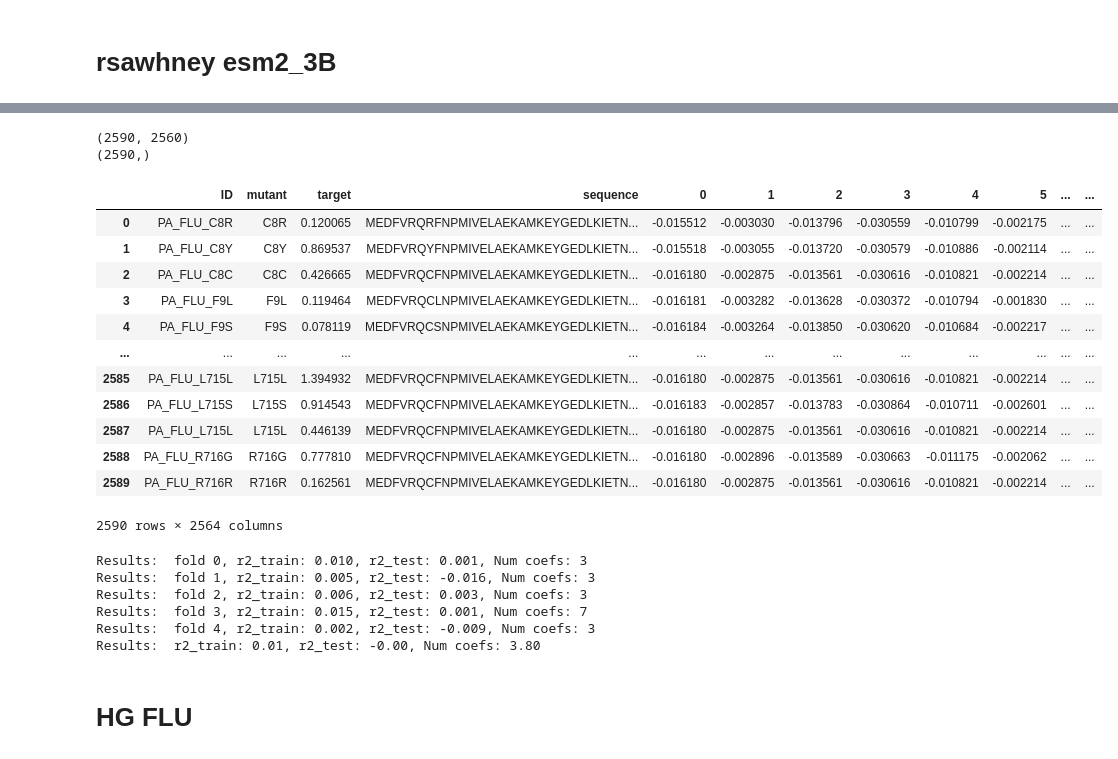
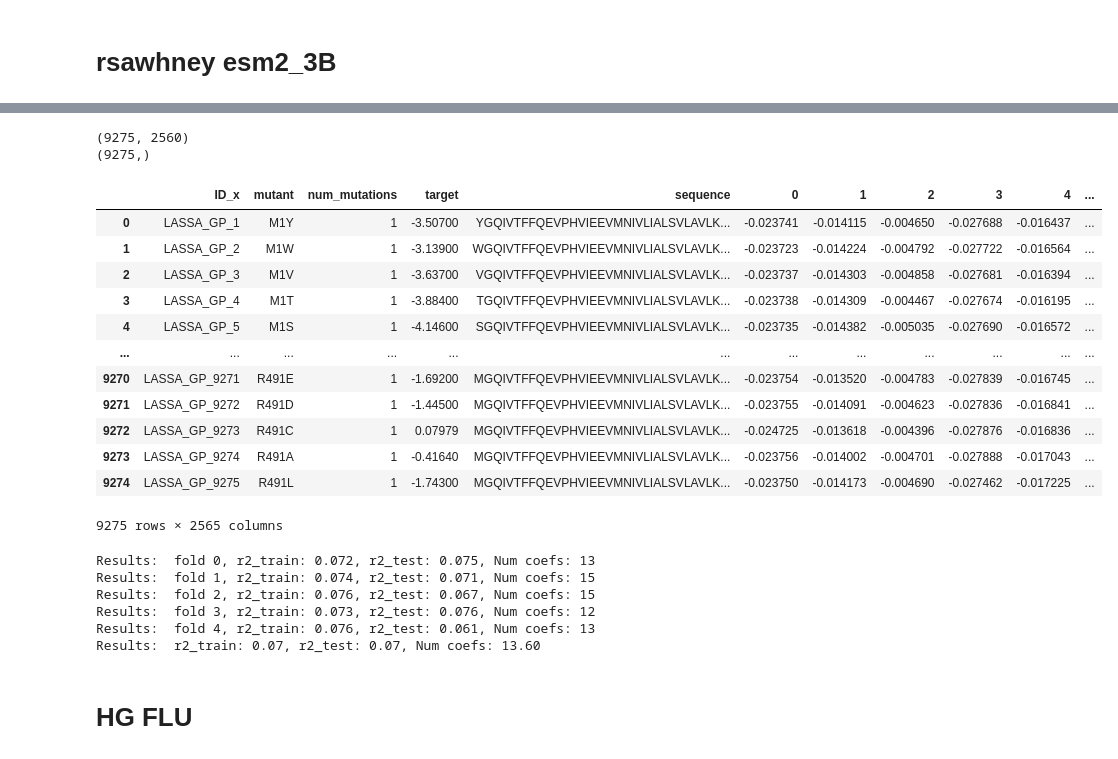
Before and after one commit to ziul-bio/DMS-SiteEffect-PLM, a Jupyter notebook: notebooks/ViCAM.ipynb, the cells around one changed output, grey strips where cells are left out. Drawn from its saved outputs; the diff is of its cells as text; code cells hidden in the pictures.

```diff
--- a/notebooks/ViCAM.ipynb
+++ b/notebooks/ViCAM.ipynb
@@ -403,2 +426,5 @@ Results:  r2_train: 0.19, r2_test: 0.17, Num coefs: 31.40
 # %% [markdown]
 # rsawhney esm2_3B
+# %%
+metadata = pd.read_csv("../data/viral/metadata/LASSA_GP_Carr.csv")
+metadata
@@ -404,0 +445,5 @@ Results:  r2_train: 0.19, r2_test: 0.17, Num coefs: 31.40
+# %%
+embeddings = pd.DataFrame(torch.load('../embeddings/rsawhney_esm2_3B/viral/LASSA_GP_Carr_embeddings.pt')).T
+embeddings.reset_index(inplace=True)
+embeddings.rename(columns={"index": "ID"}, inplace=True)
+embeddings
@@ -404,0 +464,3 @@ Results:  r2_train: 0.19, r2_test: 0.17, Num coefs: 31.40
+# %%
+data = metadata.merge(embeddings, how='inner', left_on='mutant', right_on='ID').drop('ID_y', axis=1)
+data
@@ -405,43 +481,36 @@ Results:  r2_train: 0.19, r2_test: 0.17, Num coefs: 31.40
 # %%
-metadata = pd.read_csv("../data/DMS_mut_metadata/PA_FLU_Sun2015_metadata.csv", index_col=0)
 
-embeddings = pd.DataFrame(torch.load('../embeddings/rsawhney_esm2_3B/PA_FLU_Sun2015_embeddings.pt')).T
-embeddings.reset_index(inplace=True)
-embeddings.rename(columns={"index": "ID"}, inplace=True)
-
-
-data = metadata.merge(embeddings, how='inner', left_on='ID', right_on='ID')
 target = data['target']
 features = data.iloc[:, metadata.shape[1]:]
 features = features_scaler(features)
 print(features.shape)
 print(target.shape)
 data
 # %% [output]
-(2590, 2560)
-(2590,)
+(9275, 2560)
+(9275,)
-|  | ID | mutant | target | sequence | 0 | 1 | 2 | 3 | 4 | 5 | ... | ... |
-| 0 | PA_FLU_C8R | C8R | 0.120065 | MEDFVRQRFNPMIVELAEKAMKEYGEDLKIETN... | -0.015512 | -0.003030 | -0.013796 | -0.030559 | -0.010799 | -0.002175 | ... | ... |
-| 1 | PA_FLU_C8Y | C8Y | 0.869537 | MEDFVRQYFNPMIVELAEKAMKEYGEDLKIETN... | -0.015518 | -0.003055 | -0.013720 | -0.030579 | -0.010886 | -0.002114 | ... | ... |
-| 2 | PA_FLU_C8C | C8C | 0.426665 | MEDFVRQCFNPMIVELAEKAMKEYGEDLKIETN... | -0.016180 | -0.002875 | -0.013561 | -0.030616 | -0.010821 | -0.002214 | ... | ... |
-| 3 | PA_FLU_F9L | F9L | 0.119464 | MEDFVRQCLNPMIVELAEKAMKEYGEDLKIETN... | -0.016181 | -0.003282 | -0.013628 | -0.030372 | -0.010794 | -0.001830 | ... | ... |
-| 4 | PA_FLU_F9S | F9S | 0.078119 | MEDFVRQCSNPMIVELAEKAMKEYGEDLKIETN... | -0.016184 | -0.003264 | -0.013850 | -0.030620 | -0.010684 | -0.002217 | ... | ... |
-| ... | ... | ... | ... | ... | ... | ... | ... | ... | ... | ... | ... | ... |
-| 2585 | PA_FLU_L715L | L715L | 1.394932 | MEDFVRQCFNPMIVELAEKAMKEYGEDLKIETN... | -0.016180 | -0.002875 | -0.013561 | -0.030616 | -0.010821 | -0.002214 | ... | ... |
-| 2586 | PA_FLU_L715S | L715S | 0.914543 | MEDFVRQCFNPMIVELAEKAMKEYGEDLKIETN... | -0.016183 | -0.002857 | -0.013783 | -0.030864 | -0.010711 | -0.002601 | ... | ... |
-| 2587 | PA_FLU_L715L | L715L | 0.446139 | MEDFVRQCFNPMIVELAEKAMKEYGEDLKIETN... | -0.016180 | -0.002875 | -0.013561 | -0.030616 | -0.010821 | -0.002214 | ... | ... |
-| 2588 | PA_FLU_R716G | R716G | 0.777810 | MEDFVRQCFNPMIVELAEKAMKEYGEDLKIETN... | -0.016180 | -0.002896 | -0.013589 | -0.030663 | -0.011175 | -0.002062 | ... | ... |
-| 2589 | PA_FLU_R716R | R716R | 0.162561 | MEDFVRQCFNPMIVELAEKAMKEYGEDLKIETN... | -0.016180 | -0.002875 | -0.013561 | -0.030616 | -0.010821 | -0.002214 | ... | ... |
+|  | ID_x | mutant | num_mutations | target | sequence | 0 | 1 | 2 | 3 | 4 | ... |
+| 0 | LASSA_GP_1 | M1Y | 1 | -3.50700 | YGQIVTFFQEVPHVIEEVMNIVLIALSVLAVLK... | -0.023741 | -0.014115 | -0.004650 | -0.027688 | -0.016437 | ... |
+| 1 | LASSA_GP_2 | M1W | 1 | -3.13900 | WGQIVTFFQEVPHVIEEVMNIVLIALSVLAVLK... | -0.023723 | -0.014224 | -0.004792 | -0.027722 | -0.016564 | ... |
+| 2 | LASSA_GP_3 | M1V | 1 | -3.63700 | VGQIVTFFQEVPHVIEEVMNIVLIALSVLAVLK... | -0.023737 | -0.014303 | -0.004858 | -0.027681 | -0.016394 | ... |
+| 3 | LASSA_GP_4 | M1T | 1 | -3.88400 | TGQIVTFFQEVPHVIEEVMNIVLIALSVLAVLK... | -0.023738 | -0.014309 | -0.004467 | -0.027674 | -0.016195 | ... |
+| 4 | LASSA_GP_5 | M1S | 1 | -4.14600 | SGQIVTFFQEVPHVIEEVMNIVLIALSVLAVLK... | -0.023735 | -0.014382 | -0.005035 | -0.027690 | -0.016572 | ... |
+| ... | ... | ... | ... | ... | ... | ... | ... | ... | ... | ... | ... |
+| 9270 | LASSA_GP_9271 | R491E | 1 | -1.69200 | MGQIVTFFQEVPHVIEEVMNIVLIALSVLAVLK... | -0.023754 | -0.013520 | -0.004783 | -0.027839 | -0.016745 | ... |
+| 9271 | LASSA_GP_9272 | R491D | 1 | -1.44500 | MGQIVTFFQEVPHVIEEVMNIVLIALSVLAVLK... | -0.023755 | -0.014091 | -0.004623 | -0.027836 | -0.016841 | ... |
+| 9272 | LASSA_GP_9273 | R491C | 1 | 0.07979 | MGQIVTFFQEVPHVIEEVMNIVLIALSVLAVLK... | -0.024725 | -0.013618 | -0.004396 | -0.027876 | -0.016836 | ... |
+| 9273 | LASSA_GP_9274 | R491A | 1 | -0.41640 | MGQIVTFFQEVPHVIEEVMNIVLIALSVLAVLK... | -0.023756 | -0.014002 | -0.004701 | -0.027888 | -0.017043 | ... |
+| 9274 | LASSA_GP_9275 | R491L | 1 | -1.74300 | MGQIVTFFQEVPHVIEEVMNIVLIALSVLAVLK... | -0.023750 | -0.014173 | -0.004690 | -0.027462 | -0.017225 | ... |
-2590 rows × 2564 columns
+9275 rows × 2565 columns
 # %%
 r2s_train, maes_train, rmses_train, r2s_test, maes_test, rmses_test, rhos_train, rhos_test, folds, num_nonzero_coefs = run_regression(features, target)
 # %% [output]
-Results:  fold 0, r2_train: 0.010, r2_test: 0.001, Num coefs: 3
-Results:  fold 1, r2_train: 0.005, r2_test: -0.016, Num coefs: 3
-Results:  fold 2, r2_train: 0.006, r2_test: 0.003, Num coefs: 3
-Results:  fold 3, r2_train: 0.015, r2_test: 0.001, Num coefs: 7
-Results:  fold 4, r2_train: 0.002, r2_test: -0.009, Num coefs: 3
-Results:  r2_train: 0.01, r2_test: -0.00, Num coefs: 3.80
+Results:  fold 0, r2_train: 0.072, r2_test: 0.075, Num coefs: 13
+Results:  fold 1, r2_train: 0.074, r2_test: 0.071, Num coefs: 15
+Results:  fold 2, r2_train: 0.076, r2_test: 0.067, Num coefs: 15
+Results:  fold 3, r2_train: 0.073, r2_test: 0.076, Num coefs: 12
+Results:  fold 4, r2_train: 0.076, r2_test: 0.061, Num coefs: 13
+Results:  r2_train: 0.07, r2_test: 0.07, Num coefs: 13.60
 # %% [markdown]
 # HG FLU
 # %%
```
Also changed, not shown: parts of 13 cells of this notebook, 6 other files.
